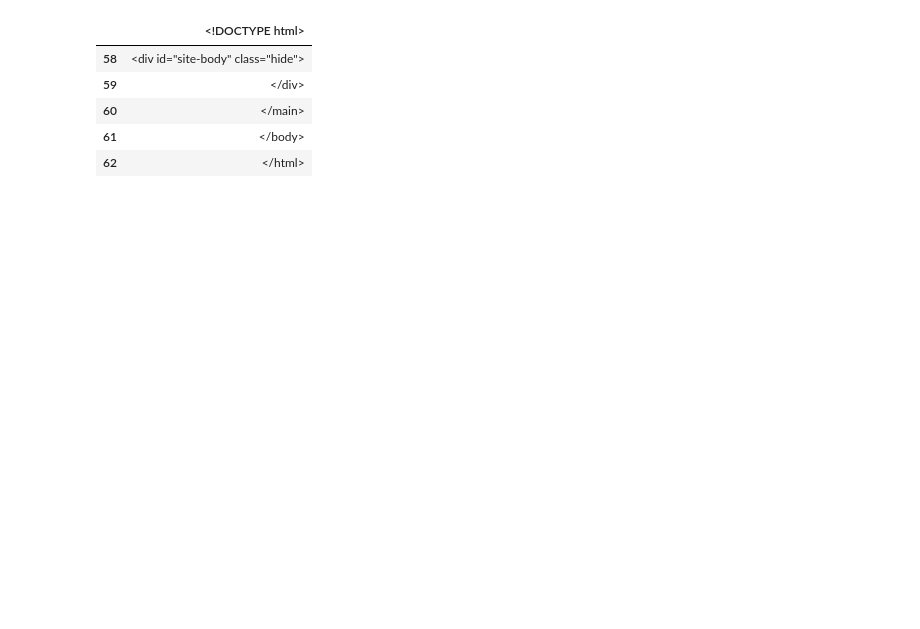
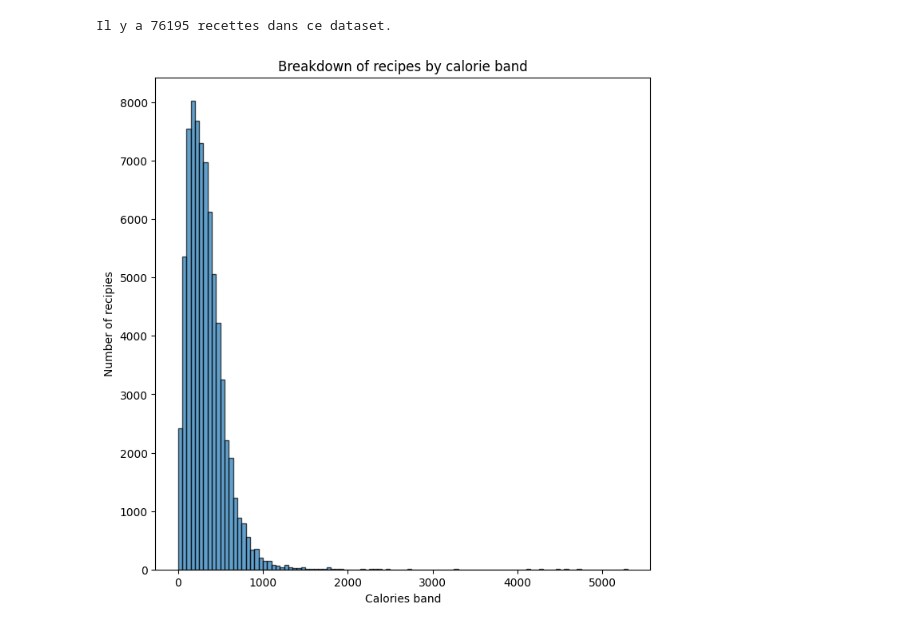
Before and after one commit to AugustinCablant/project_lila, a Jupyter notebook: EDA.ipynb, the cells around one changed output. Saved outputs shown, nothing was run; the diff lists cells and outputs as text; code cells hidden in the pictures; blank space fills up the shorter version.

```diff
--- a/EDA.ipynb
+++ b/EDA.ipynb
@@ -3,4 +11,5 @@ import pandas as pd
 # %%
-URL = 'https://www.kaggle.com/datasets/wilmerarltstrmberg/recipe-dataset-over-2m/download?datasetVersionNumber=2'
-df = pd.read_csv(URL, error_bad_lines=False)
+# You can download the dataset : "https://www.kaggle.com/datasets/wilmerarltstrmberg/recipe-dataset-over-2m"
+df_recettes = pd.read_csv('DOWNLOAD/all_recipies.csv')
+df_recettes.sample(5)
 # %% [output]
@@ -9,9 +22,8 @@ b'Skipping line 9: expected 1 fields, saw 2\nSkipping line 12: expected 1 fields
-# %%
-df.tail()
-# %% [output]
-|  | <!DOCTYPE html> |
-| 58 | <div id="site-body" class="hide"> |
-| 59 | </div> |
-| 60 | </main> |
-| 61 | </body> |
-| 62 | </html> |
+# %%
+print("Il y a", df_recettes.shape[0], "recettes dans ce dataset.")
+# %% [output]
+Il y a 76195 recettes dans ce dataset.
+# %%
+calorie_hist(df_recettes)
+# %% [output]
+[figure, added]
```
Also changed, not shown: parts of 9 cells of this notebook, 1 other file.
